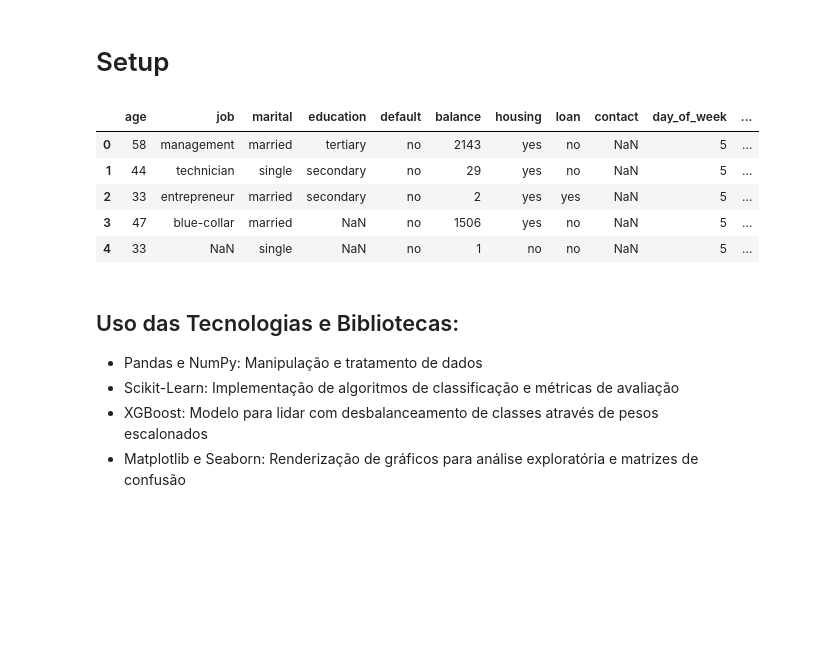
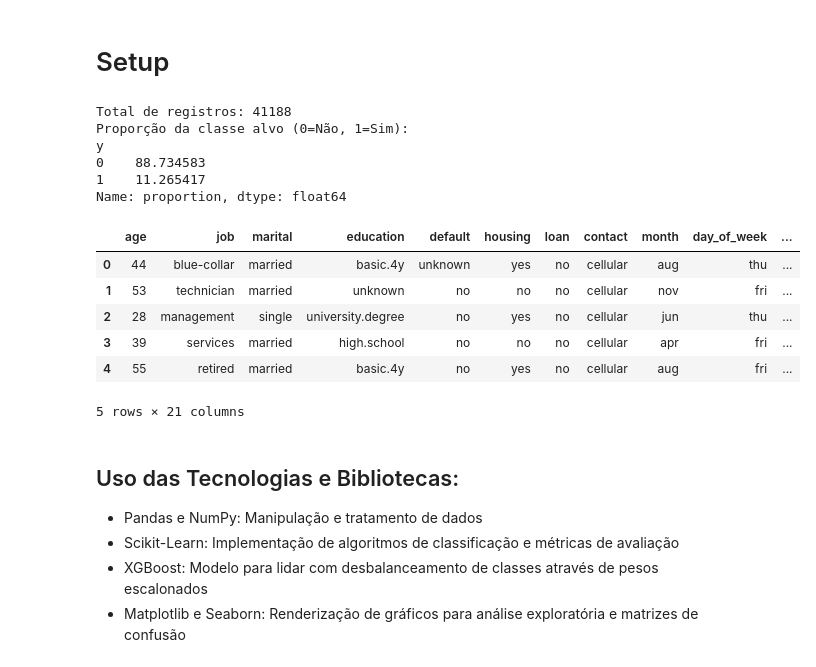
Before and after one commit to LucaAtanazio/Estudo-3-Periodo, a Jupyter notebook: Data Mining e Graph Mining/data-mining_bank-marketing-dataset/Luca Atanazio - Otimização de Modelo Preditivo.ipynb, the cells around one changed output. Drawn from its saved outputs; the diff is of its cells as text; code cells hidden in the pictures; blank space fills up the shorter version.

```diff
--- a/Data Mining e Graph Mining/data-mining_bank-marketing-dataset/Luca Atanazio - Otimização de Modelo Preditivo.ipynb
+++ b/Data Mining e Graph Mining/data-mining_bank-marketing-dataset/Luca Atanazio - Otimização de Modelo Preditivo.ipynb
@@ -26,26 +26,43 @@ Declaro que:
 # %%
 import pandas as pd
 import numpy as np
 import matplotlib.pyplot as plt
 import seaborn as sns
 from ucimlrepo import fetch_ucirepo
 from sklearn.model_selection import train_test_split
 from sklearn.preprocessing import LabelEncoder, StandardScaler
 from sklearn.ensemble import RandomForestClassifier
 from sklearn.linear_model import LogisticRegression
 from sklearn.metrics import classification_report, confusion_matrix, roc_auc_score, precision_recall_curve
 
-bank_marketing = fetch_ucirepo(id=222)
-X = bank_marketing.data.features.copy()
-y = bank_marketing.data.targets.copy()
-X.head()
+url_banking = "https://raw.githubusercontent.com/madmashup/targeted-marketing-predictive-engine/master/banking.csv"
+
+try:
+    df = pd.read_csv(url_banking, sep=',')
+
+    X = df.drop(columns=['y']).copy()
+    y = df[['y']].copy()
+
+    print(f"Total de registros: {df.shape[0]}")
+    print(f"Proporção da classe alvo (0=Não, 1=Sim):\n{df['y'].value_counts(normalize=True) * 100}")
+    display(df.head())
+
+except Exception as e:
+    print(f"Erro ao carregar: {e}")
 # %% [output]
+Total de registros: 41188
+Proporção da classe alvo (0=Não, 1=Sim):
+y
+0    88.734583
+1    11.265417
+Name: proportion, dtype: float64
-|  | age | job | marital | education | default | balance | housing | loan | contact | day_of_week | ... |
-| 0 | 58 | management | married | tertiary | no | 2143 | yes | no | NaN | 5 | ... |
-| 1 | 44 | technician | single | secondary | no | 29 | yes | no | NaN | 5 | ... |
-| 2 | 33 | entrepreneur | married | secondary | no | 2 | yes | yes | NaN | 5 | ... |
-| 3 | 47 | blue-collar | married | NaN | no | 1506 | yes | no | NaN | 5 | ... |
-| 4 | 33 | NaN | single | NaN | no | 1 | no | no | NaN | 5 | ... |
+|  | age | job | marital | education | default | housing | loan | contact | month | day_of_week | ... |
+| 0 | 44 | blue-collar | married | basic.4y | unknown | yes | no | cellular | aug | thu | ... |
+| 1 | 53 | technician | married | unknown | no | no | no | cellular | nov | fri | ... |
+| 2 | 28 | management | single | university.degree | no | yes | no | cellular | jun | thu | ... |
+| 3 | 39 | services | married | high.school | no | no | no | cellular | apr | fri | ... |
+| 4 | 55 | retired | married | basic.4y | no | yes | no | cellular | aug | fri | ... |
+5 rows × 21 columns
 # %% [markdown]
 ## Uso das Tecnologias e Bibliotecas:
 * Pandas e NumPy: Manipulação e tratamento de dados
```
Also changed, not shown: parts of 7 cells of this notebook, 2 other files.
